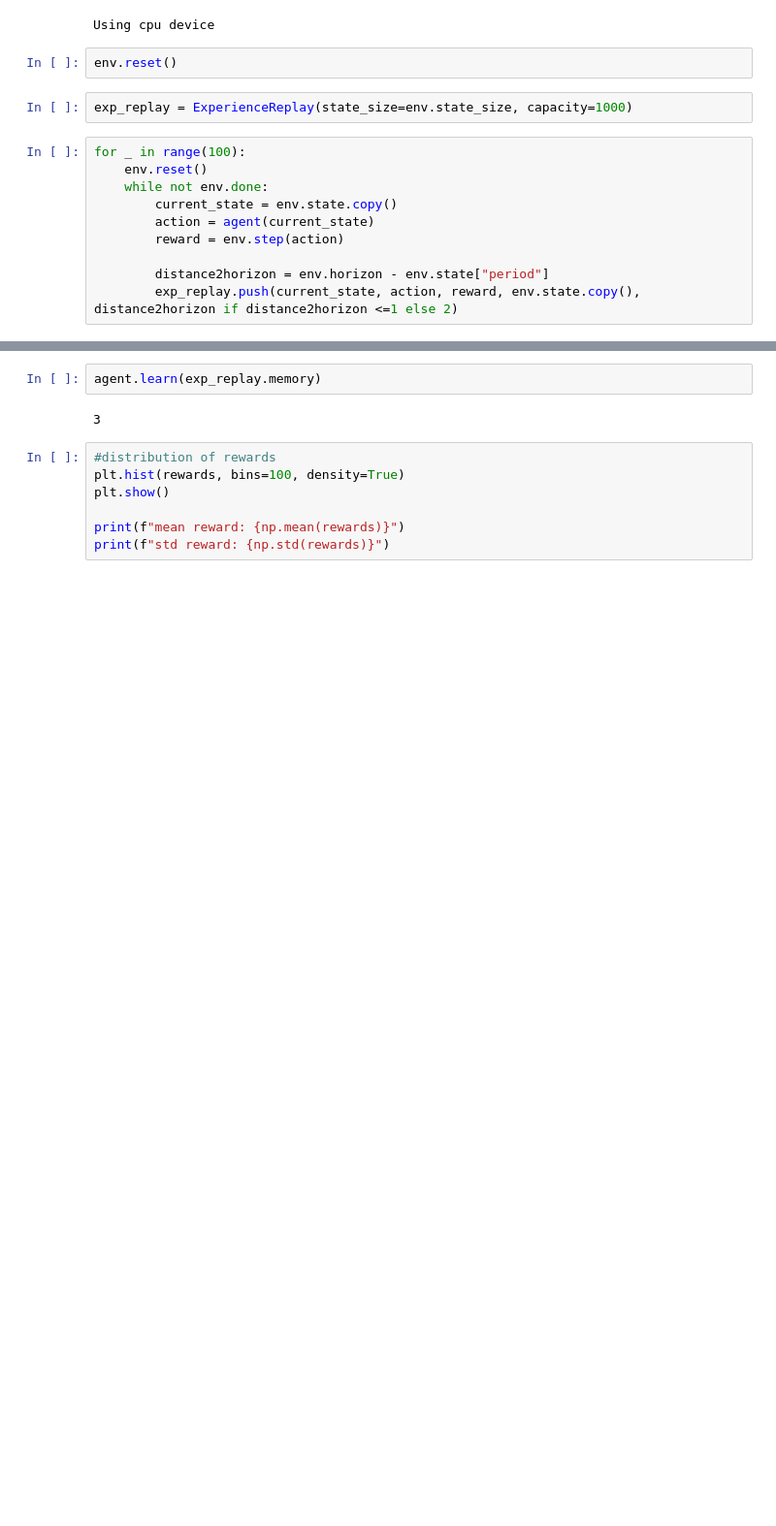
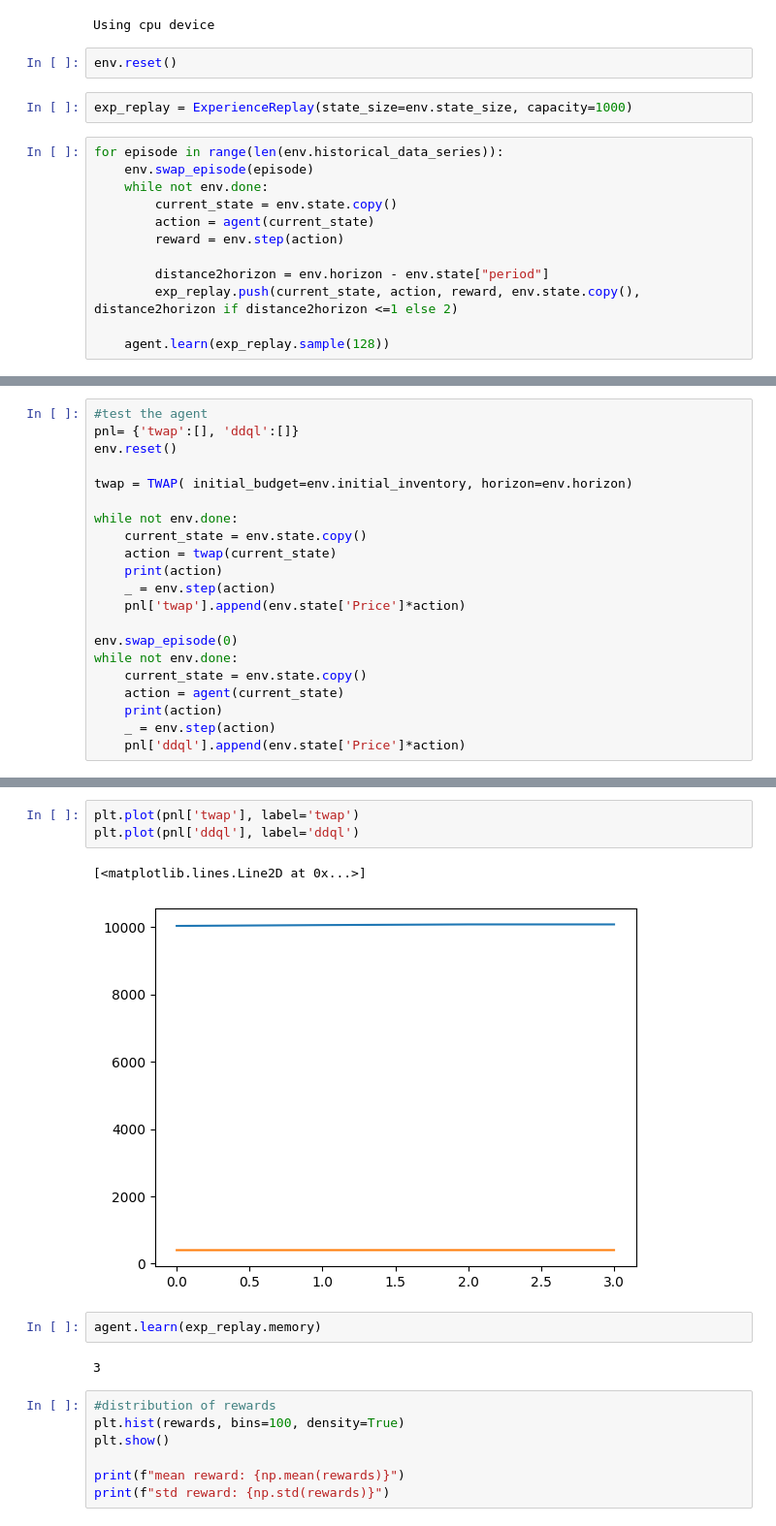
Before and after one commit to g0bel1n/DDQL-optimal-execution, a Jupyter notebook: notebooks/draft.ipynb, the cells around one changed output, grey strips where cells are left out. Shown at 97% size. Cells and saved outputs as stored; diff of their text form; blank space fills up the shorter version.

```diff
--- a/notebooks/draft.ipynb
+++ b/notebooks/draft.ipynb
@@ -22,8 +22,8 @@ env.reset()
 # %%
 exp_replay = ExperienceReplay(state_size=env.state_size, capacity=1000)
 # %%
-for _ in range(100):
-    env.reset()
+for episode in range(len(env.historical_data_series)):
+    env.swap_episode(episode)
     while not env.done:
         current_state = env.state.copy()
         action = agent(current_state)
@@ -31,3 +31,5 @@ for _ in range(100):
 
         distance2horizon = env.horizon - env.state["period"]
         exp_replay.push(current_state, action, reward, env.state.copy(), distance2horizon if distance2horizon <=1 else 2)
+
+    agent.learn(exp_replay.sample(128))
@@ -52,0 +54,21 @@ array([ExperienceDict({'state': {'Price': 100.0, 'period': 0.0, 'inventory': 500
+# %%
+#test the agent
+pnl= {'twap':[], 'ddql':[]}
+env.reset()
+
+twap = TWAP( initial_budget=env.initial_inventory, horizon=env.horizon)
+
+while not env.done:
+    current_state = env.state.copy()
+    action = twap(current_state)
+    print(action)
+    _ = env.step(action)
+    pnl['twap'].append(env.state['Price']*action)
+
+env.swap_episode(0)
+while not env.done:
+    current_state = env.state.copy()
+    action = agent(current_state)
+    print(action)
+    _ = env.step(action)
+    pnl['ddql'].append(env.state['Price']*action)
@@ -53,3 +95,9 @@ array([ExperienceDict({'state': {'Price': 100.0, 'period': 0.0, 'inventory': 500
+# %%
+plt.plot(pnl['twap'], label='twap')
+plt.plot(pnl['ddql'], label='ddql')
+# %% [output]
+[<matplotlib.lines.Line2D at 0x...>]
+[figure, added]
 # %%
 agent.learn(exp_replay.memory)
 # %% [output]
```
Also changed, not shown: parts of 11 cells of this notebook, 3 other files.
